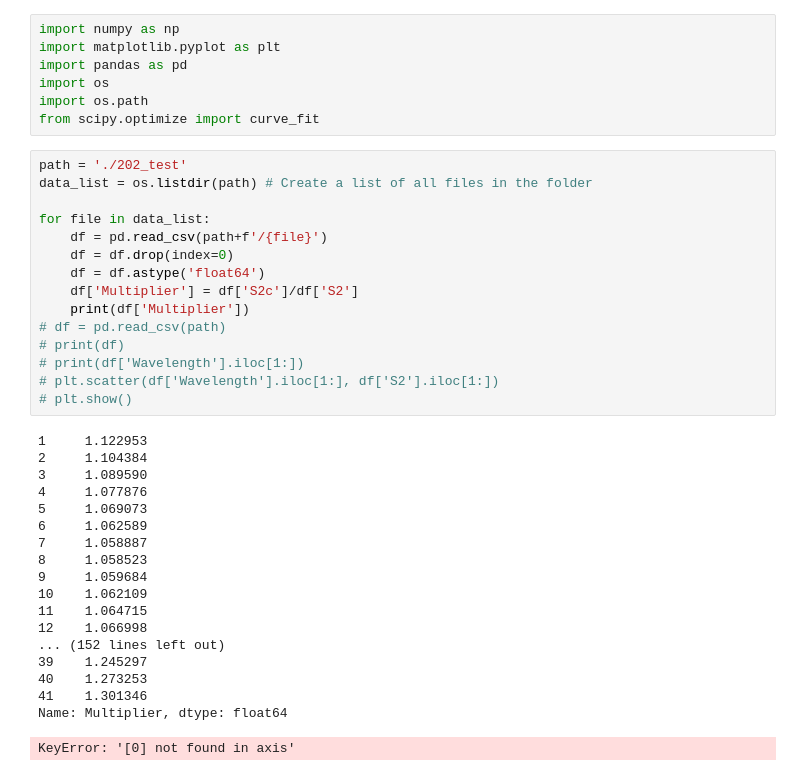
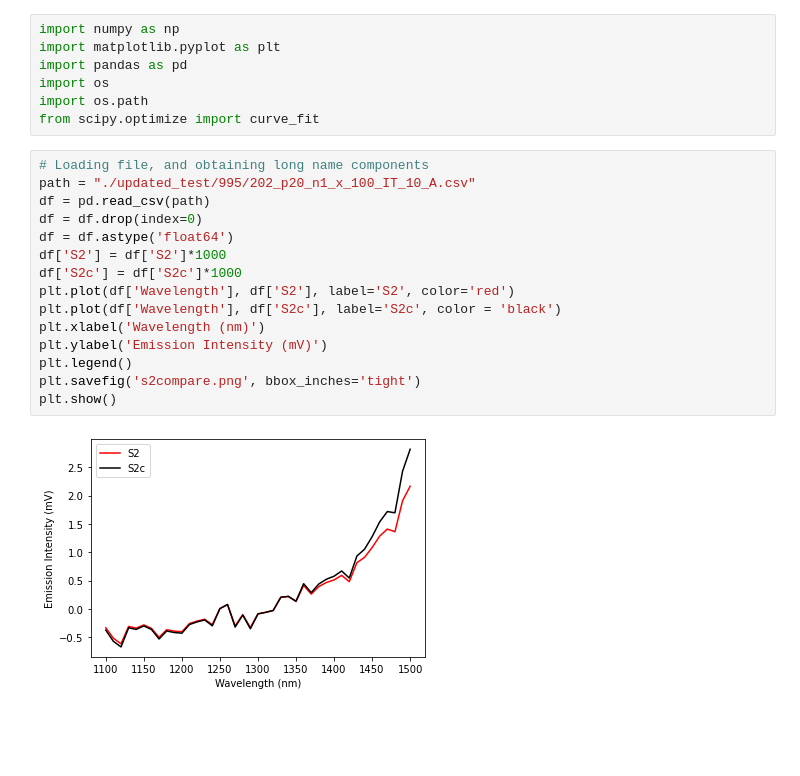
Before and after one commit to teoyi/PROJECT-Automate-Research-Process, a Jupyter notebook: test_v3.ipynb, the cells around one changed output. Cells and saved outputs as stored; diff of their text form; blank space fills up the shorter version.

Commit message:
Created plots for s2 and s2c comparison

```diff
--- a/test_v3.ipynb
+++ b/test_v3.ipynb
@@ -5,37 +5,20 @@ import pandas as pd
 import os
 import os.path
 from scipy.optimize import curve_fit
-# %%
-path = './202_test'
-data_list = os.listdir(path) # Create a list of all files in the folder
-
-for file in data_list:
-    df = pd.read_csv(path+f'/{file}')
-    df = df.drop(index=0)
-    df = df.astype('float64')
-    df['Multiplier'] = df['S2c']/df['S2']
-    print(df['Multiplier'])
-# df = pd.read_csv(path)
-# print(df)
-# print(df['Wavelength'].iloc[1:])
-# plt.scatter(df['Wavelength'].iloc[1:], df['S2'].iloc[1:])
-# plt.show()
-# %% [output]
-1     1.122953
-2     1.104384
-3     1.089590
-4     1.077876
-5     1.069073
-6     1.062589
-7     1.058887
-8     1.058523
-9     1.059684
-10    1.062109
-11    1.064715
-12    1.066998
-... (152 lines left out)
-39    1.245297
-40    1.273253
-41    1.301346
-Name: Multiplier, dtype: float64
-KeyError: '[0] not found in axis'
+# %%
+# Loading file, and obtaining long name components
+path = "./updated_test/995/202_p20_n1_x_100_IT_10_A.csv"
+df = pd.read_csv(path)
+df = df.drop(index=0)
+df = df.astype('float64')
+df['S2'] = df['S2']*1000
+df['S2c'] = df['S2c']*1000
+plt.plot(df['Wavelength'], df['S2'], label='S2', color='red')
+plt.plot(df['Wavelength'], df['S2c'], label='S2c', color = 'black')
+plt.xlabel('Wavelength (nm)')
+plt.ylabel('Emission Intensity (mV)')
+plt.legend()
+plt.savefig('s2compare.png', bbox_inches='tight')
+plt.show()
+# %% [output]
+[figure, added]
```
